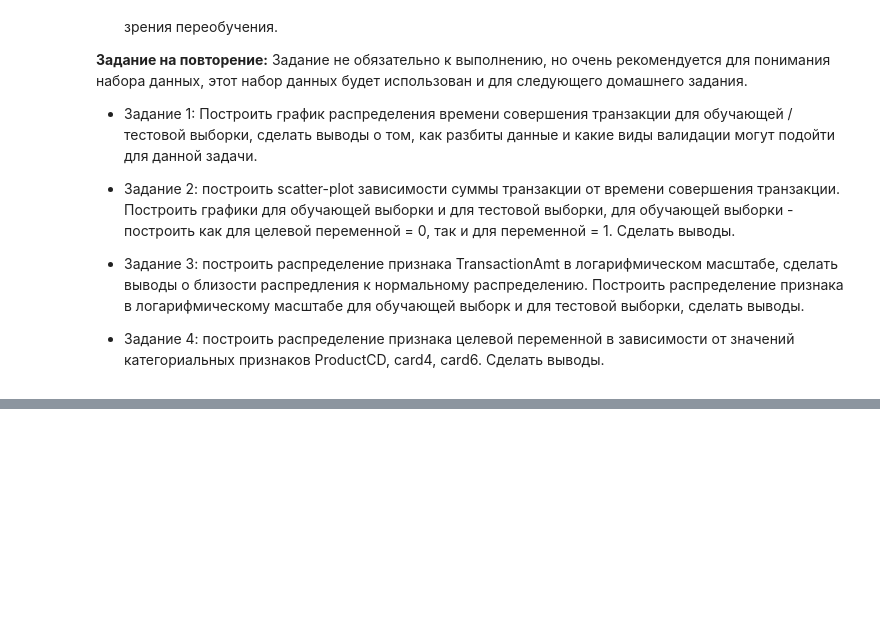
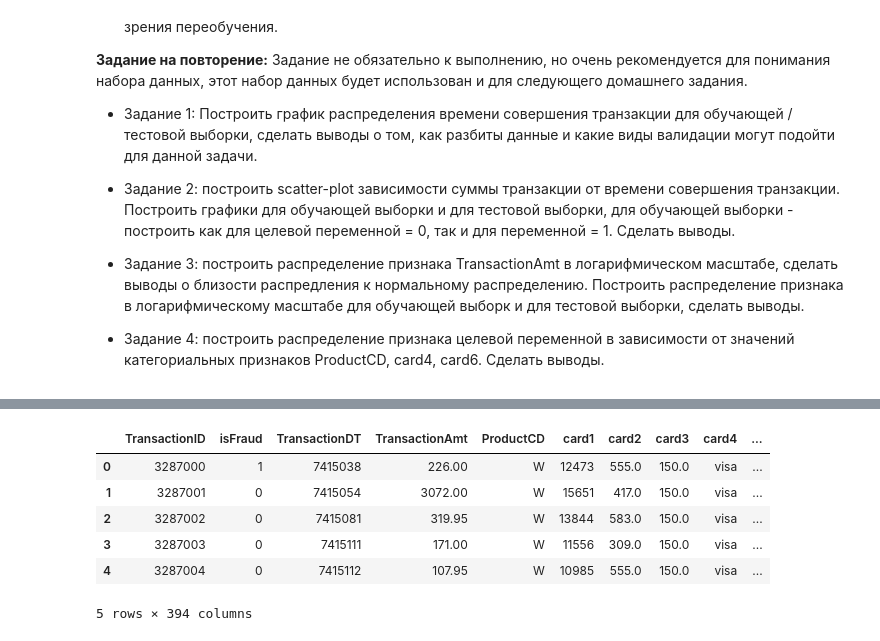
Before and after one commit to lyutov89/Kaggle_platform_GB, a Jupyter notebook: lesson02/HW_2_kaggle.ipynb, the cells around one changed output, grey strips where cells are left out. Cells and saved outputs as stored; diff of their text form; code cells hidden in the pictures; blank space fills up the shorter version.

```diff
--- a/lesson02/HW_2_kaggle.ipynb
+++ b/lesson02/HW_2_kaggle.ipynb
@@ -33,0 +68,2 @@ __Задание на повторение:__
+# %%
+test_path = '/content/drive/MyDrive/Colab Notebooks/Datasets/Kaggle_course/data_HW2/assignment_2_test.csv'
@@ -33,0 +84,12 @@ __Задание на повторение:__
+# %%
+df_test = pd.read_csv(test_path)
+# %%
+df_test.head()
+# %% [output]
+|  | TransactionID | isFraud | TransactionDT | TransactionAmt | ProductCD | card1 | card2 | card3 | card4 | ... |
+| 0 | 3287000 | 1 | 7415038 | 226.00 | W | 12473 | 555.0 | 150.0 | visa | ... |
+| 1 | 3287001 | 0 | 7415054 | 3072.00 | W | 15651 | 417.0 | 150.0 | visa | ... |
+| 2 | 3287002 | 0 | 7415081 | 319.95 | W | 13844 | 583.0 | 150.0 | visa | ... |
+| 3 | 3287003 | 0 | 7415111 | 171.00 | W | 11556 | 309.0 | 150.0 | visa | ... |
+| 4 | 3287004 | 0 | 7415112 | 107.95 | W | 10985 | 555.0 | 150.0 | visa | ... |
+5 rows × 394 columns
```
Also changed, not shown: parts of 72 cells of this notebook.
